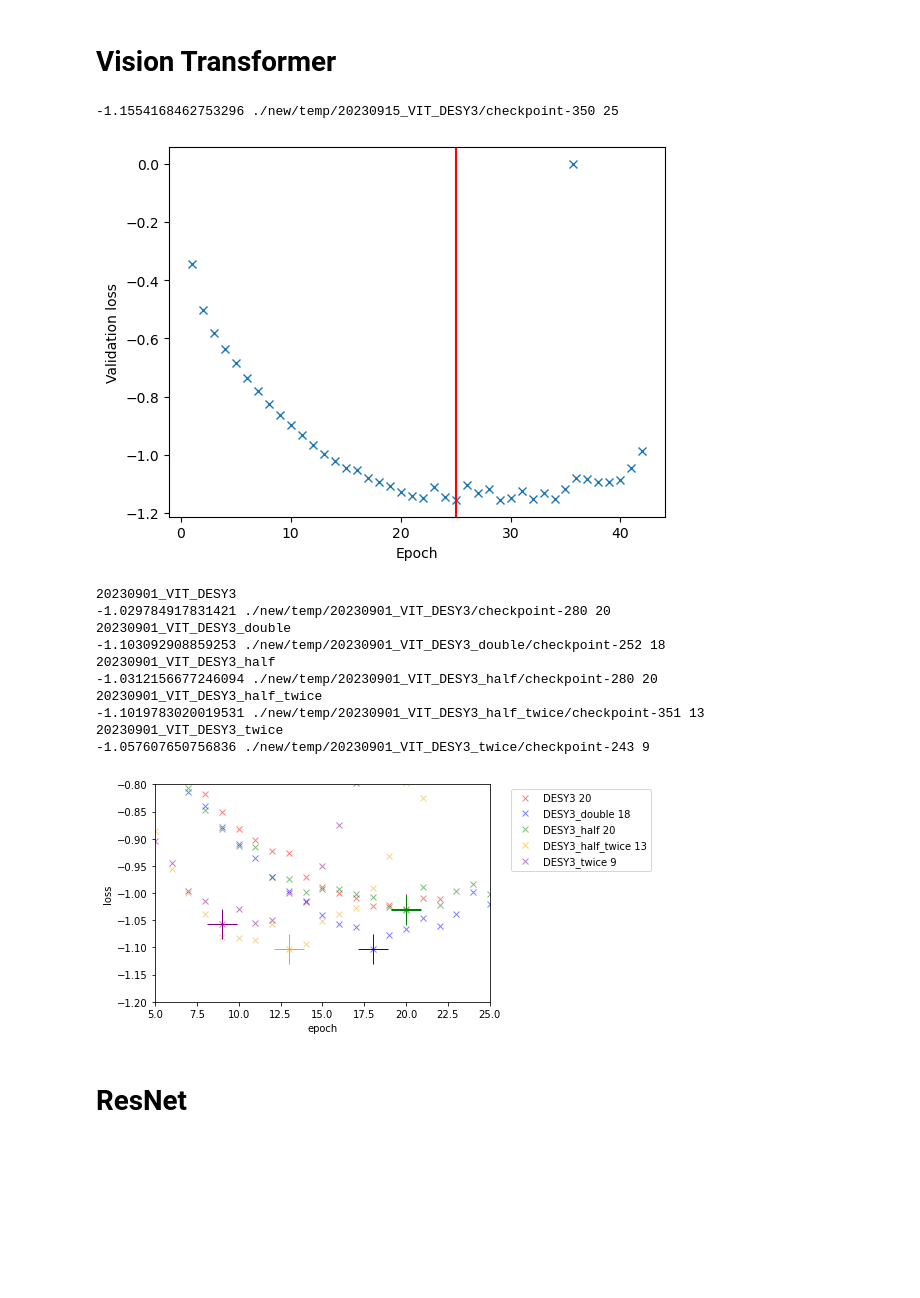
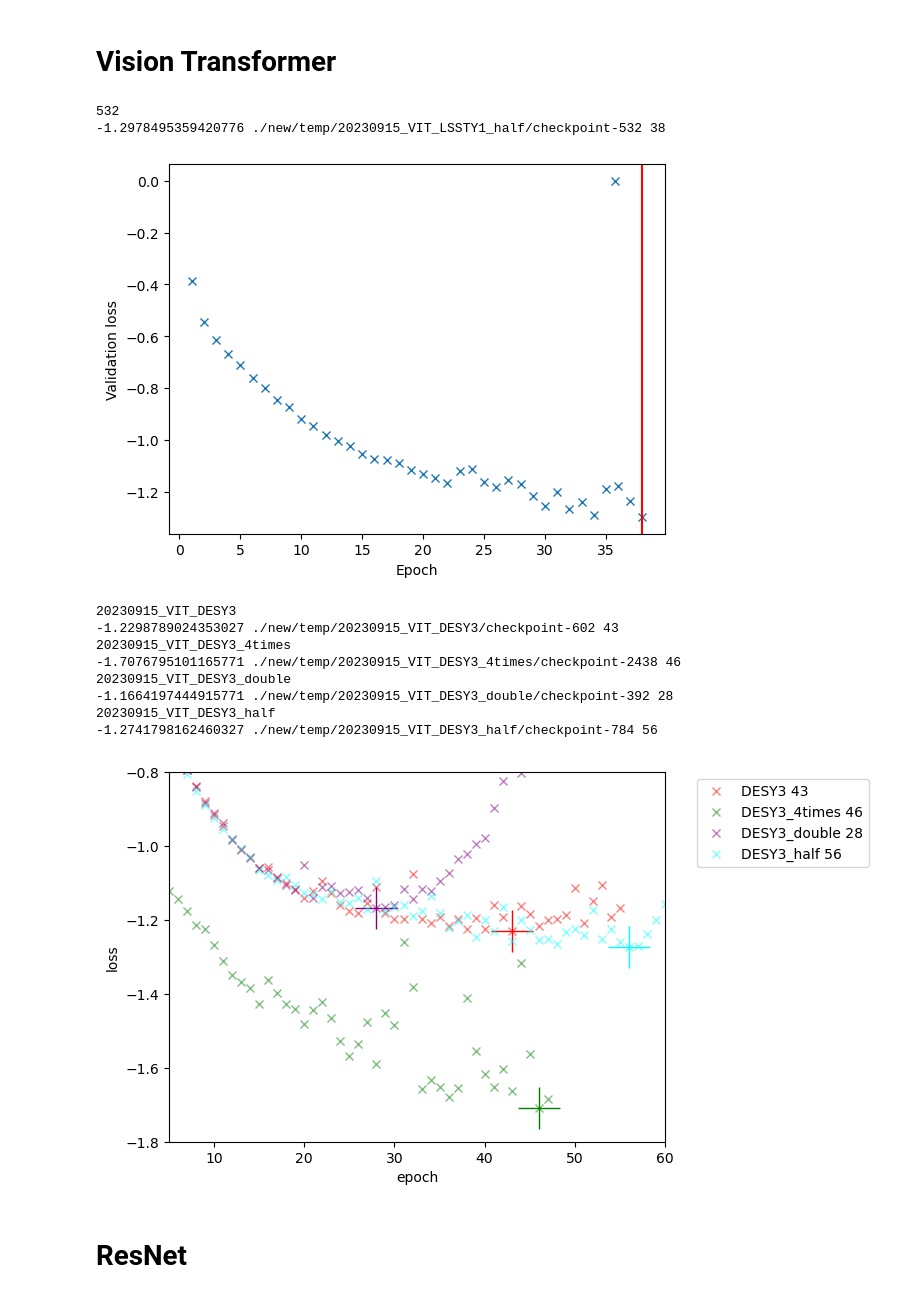
Before and after one commit to shubhagrawal30/ViT_weak_lensing, a Jupyter notebook: notebooks/training_history.ipynb, the cells around one changed output. Saved outputs shown, nothing was run; the diff lists cells and outputs as text; code cells hidden in the pictures; blank space fills up the shorter version.

```diff
--- a/notebooks/training_history.ipynb
+++ b/notebooks/training_history.ipynb
@@ -28,6 +33,6 @@ def get_history_file(model_name):
     return f"{fold}/{model_name}/checkpoint-{highest_chkpt}/trainer_state.json"
 # %%
-run_name = "20230915_VIT_DESY3"
+run_name = "20230915_VIT_LSSTY1_half"
 history_file = get_history_file(run_name)
 
 if "twice" in run_name:
@@ -48,7 +53,8 @@ with open(history_file, "r") as f:
     vit_epochs = np.array([entry["epoch"] for entry in history])
     vit_eval_loss = np.array([entry[list(entry.keys())[1]] for entry in history])
 # %% [output]
--1.1554168462753296 ./new/temp/20230915_VIT_DESY3/checkpoint-350 25
+532
+-1.2978495359420776 ./new/temp/20230915_VIT_LSSTY1_half/checkpoint-532 38
 # %%
 plt.figure()
 plt.plot(vit_epochs, vit_eval_loss, marker="x", ls="none")
@@ -58,56 +64,62 @@ plt.ylabel("Validation loss")
 plt.show()
 plt.close()
 # %% [output]
-[figure, old version]
+[figure, new version]
 # %%
 plt.figure()
 colors = ["red", "blue", "green", "orange", "purple", \
             "cyan", "magenta", "yellow", "black", "brown"]
 for run_name, color in zip(np.sort(os.listdir(fold)), colors):
+    if "16times" in run_name:
+        continue
+    if "8times" in run_name:
+        continue
+    if "twice" in run_name:
+        continue
     if "VIT" not in run_name:
         continue
     if "DESY3" not in run_name:
         continue
     print(run_name)
     history_file = get_history_file(run_name)
 
     if "twice" in run_name:
         best_epoch_to_checkpoint = 1 / 27
+    elif "4times" in run_name:
+        best_epoch_to_checkpoint = 1 / 53
     else:
         best_epoch_to_checkpoint = 1 / 14
 
     with open(history_file, "r") as f:
         jsondata = json.load(f)
         best_metric = jsondata["best_metric"]
         best_model_checkpoint = jsondata["best_model_checkpoint"]
         best_epoch = int(int(best_model_checkpoint.split("-")[1]) * best_epoch_to_checkpoint)
         print(best_metric, best_model_checkpoint, best_epoch)
 
         history = jsondata["log_history"]
         vit_epochs = np.array([entry["epoch"] for entry in history])
         vit_eval_loss = np.array([entry[list(entry.keys())[1]] for entry in history])
     plt.plot(vit_epochs, vit_eval_loss, marker="x", ls="none", alpha=0.5,\
              label=run_name[run_name.index("VIT_")+4:] + " " + str(best_epoch), color=color)
     plt.plot(best_epoch, best_metric, marker="+", ls="none", color=color, markersize=30)
 plt.legend(bbox_to_anchor=(1.05, 1), loc='upper left')
-plt.xlim(5, 25)
-plt.ylim(-1.2, -0.8)
+plt.xlim(5, 60)
+plt.ylim(-1.8, -0.8)
 plt.xlabel("epoch")
 plt.ylabel("loss")
 plt.show()
 plt.close()
 # %% [output]
-20230901_VIT_DESY3
--1.029784917831421 ./new/temp/20230901_VIT_DESY3/checkpoint-280 20
-20230901_VIT_DESY3_double
--1.103092908859253 ./new/temp/20230901_VIT_DESY3_double/checkpoint-252 18
-20230901_VIT_DESY3_half
--1.0312156677246094 ./new/temp/20230901_VIT_DESY3_half/checkpoint-280 20
-20230901_VIT_DESY3_half_twice
--1.1019783020019531 ./new/temp/20230901_VIT_DESY3_half_twice/checkpoint-351 13
-20230901_VIT_DESY3_twice
--1.057607650756836 ./new/temp/20230901_VIT_DESY3_twice/checkpoint-243 9
+20230915_VIT_DESY3
+-1.2298789024353027 ./new/temp/20230915_VIT_DESY3/checkpoint-602 43
+20230915_VIT_DESY3_4times
+-1.7076795101165771 ./new/temp/20230915_VIT_DESY3_4times/checkpoint-2438 46
+20230915_VIT_DESY3_double
+-1.1664197444915771 ./new/temp/20230915_VIT_DESY3_double/checkpoint-392 28
+20230915_VIT_DESY3_half
+-1.2741798162460327 ./new/temp/20230915_VIT_DESY3_half/checkpoint-784 56
-[figure, old version]
+[figure, new version]
 # %% [markdown]
 # ResNet
 # %%
```
Also changed, not shown: parts of 6 cells of this notebook, 6 other files.
